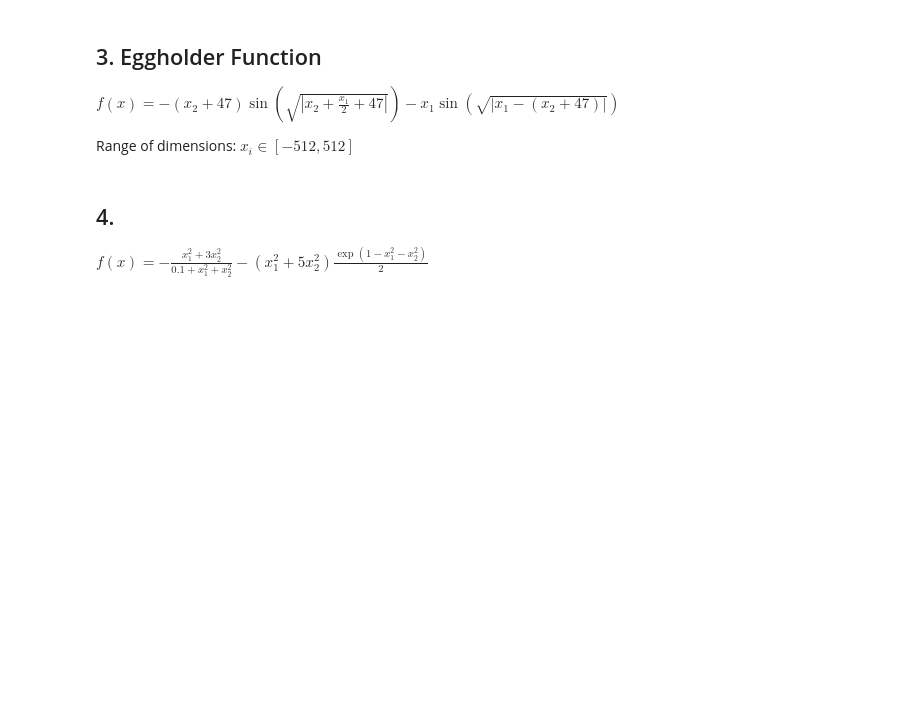
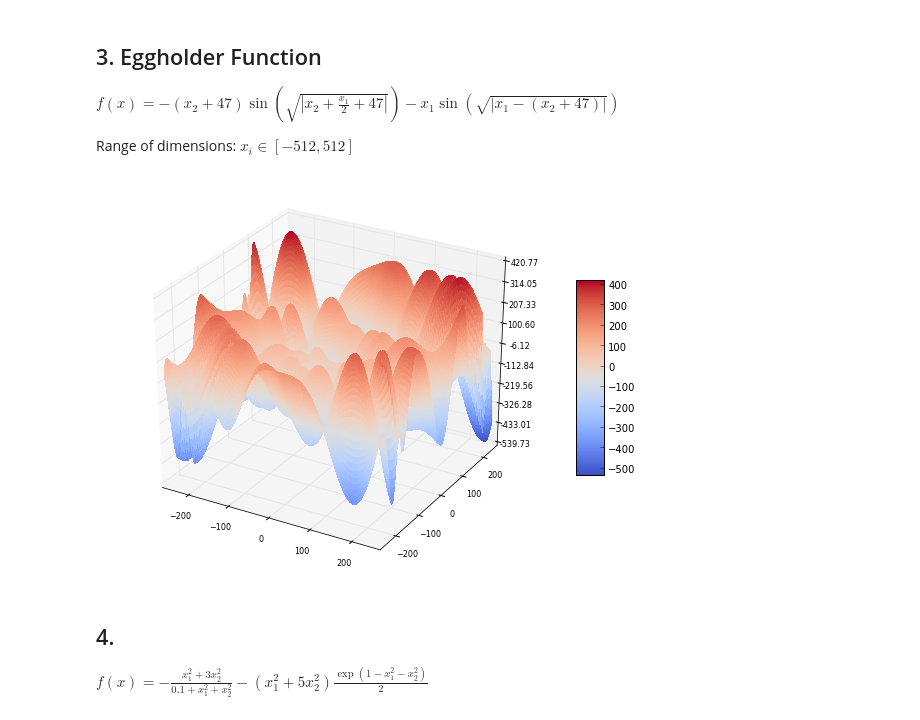
Before and after one commit to vmirly/DataScience, a Jupyter notebook: galleryTestFunctions.ipynb, the cells around one changed output. Drawn from its saved outputs; the diff is of its cells as text; code cells hidden in the pictures; blank space fills up the shorter version.

```diff
--- a/galleryTestFunctions.ipynb
+++ b/galleryTestFunctions.ipynb
@@ -115,6 +115,33 @@ plt.show()
  $ f(x) = -(x_2 + 47) \sin\left(\sqrt{|x_2 + \frac{x_1}{2} + 47|}\right) - x_1 \sin{\left(\sqrt{|x_1 - (x_2 + 47)|}\right)} $
 
  Range of dimensions: $ x_i \in \left[ -512, 512\right]$
+# %%
+def eggholder(x, y):
+    return(-(y + 47)*np.sin(np.sqrt(np.abs(y+x/2+47))) - x*np.sin(np.sqrt(np.abs(x - (y+47)))))
+
+fig = plt.figure(figsize=(10, 7))
+ax = fig.gca(projection='3d')
+x = np.linspace(-256, 256, 200)
+y = x
+X,Y = np.meshgrid(x, y)
+Z = eggholder(X, Y)
+
+surf = ax.plot_surface(X, Y, Z, rstride=1, cstride=1, cmap=plt.cm.coolwarm,
+        linewidth=0, antialiased=False)
+
+#ax.set_zlim(0, 0.2)
+
+ax.zaxis.set_major_locator(plt.LinearLocator(10))
+ax.zaxis.set_major_formatter(plt.FormatStrFormatter('%.02f'))
+
+plt.tick_params(axis='both', which='major', labelsize=8)
+ax.tick_params(labelsize=8)
+
+fig.colorbar(surf, shrink=0.5, aspect=7, cmap=plt.cm.coolwarm)
+
+plt.show()
+# %% [output]
+[figure, added]
 # %% [markdown]
 <a id="myfunc"></a>
 
```
Also changed, not shown: parts of 1 cell of this notebook.
